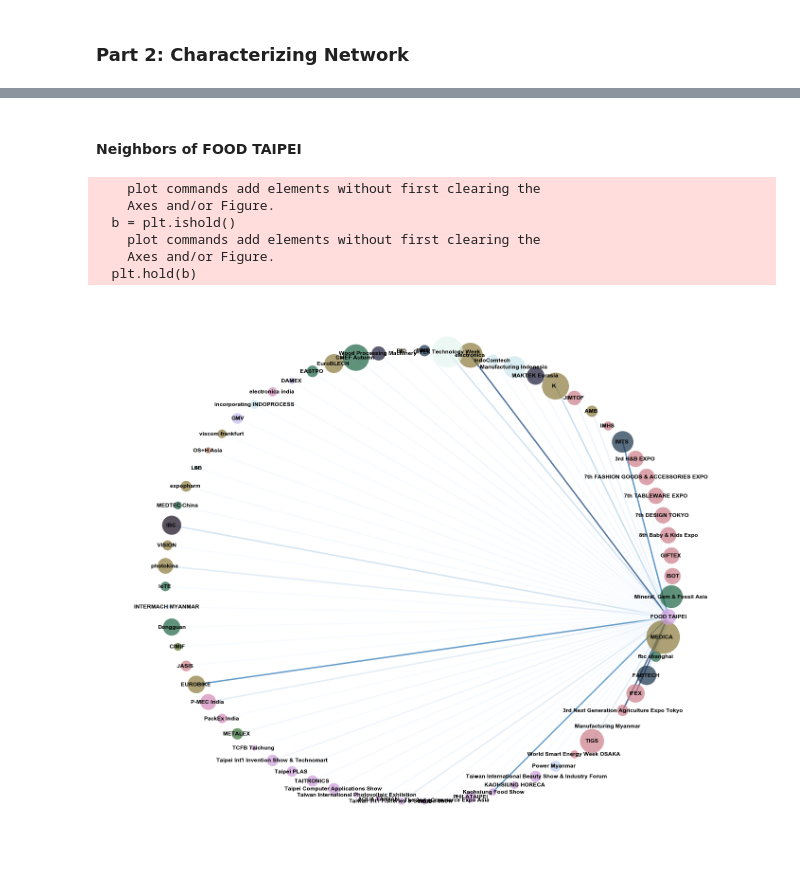
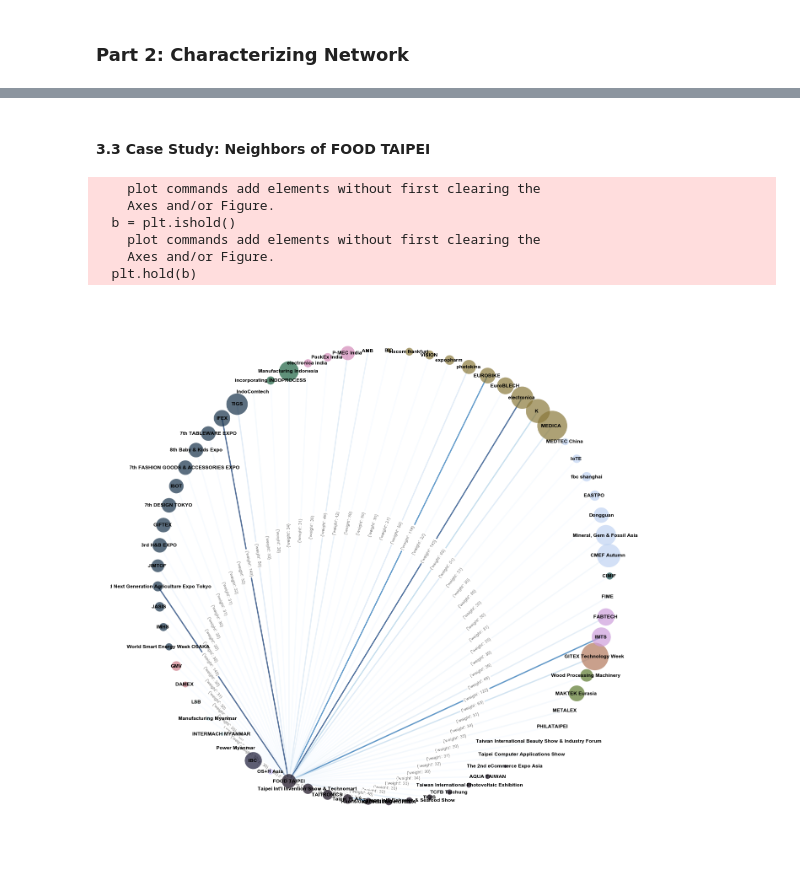
Before and after one commit to lincht/TradeModel, a Jupyter notebook: analysis/tradeshow_network.ipynb, the cells around one changed output, grey strips where cells are left out. Saved outputs shown, nothing was run; the diff lists cells and outputs as text; code cells hidden in the pictures.

```diff
--- a/analysis/tradeshow_network.ipynb
+++ b/analysis/tradeshow_network.ipynb
@@ -75,6 +75,7 @@ def generalized_degree_centrality(G, alpha=0.5):
 # %%
 import re
 import matplotlib.pyplot as plt
+import seaborn as sns
 
 # Trade show data
 shows = pd.read_excel(path + 'Jetro_Expo_List0119.xls', index_col=0,
@@ -96,11 +97,11 @@ shows_16 = shows[shows['start_date'].dt.year == 2016]
 
 # Build trade show metadata
 ds = nx.degree(G)
-gdcs = generalized_degree_centrality(G, alpha=0.2)
+gdcs = generalized_degree_centrality(G, alpha=0.5)
 for n, d in G.nodes(data=True):
     if n in shows_16.index:
         row = shows_16.loc[n]
-        d.update({
+        G.node[n].update({
             'name': row['show'],
             'start': row['start_date'],
             'end': row['end_date'],
@@ -169,46 +231,59 @@ pd.concat([top_df, shows_16], join='inner', axis=1).loc[
 # %% [markdown]
-#### Neighbors of FOOD TAIPEI
+#### 3.3 Case Study: Neighbors of FOOD TAIPEI
 # %%
-import seaborn as sns
 import numpy as np
-import math
 
-G_food = G.subgraph({1493} | set(G.neighbors(1493)))
+food = {1493} | set(G.neighbors(1493))
+food = pd.DataFrame(
+    list(zip(*[(n, d['ctry'], d['n_com']) for n, d in G.nodes(data=True) if n in food]))
+).T.rename(columns={0: 'show_id', 1: 'ctry', 2: 'n_com'}).sort_values(
+    ['ctry', 'n_com'], ascending=[True, False])['show_id']
+G_food = G.subgraph(list(food))
 
-clrs = sns.color_palette('cubehelix', 16)
+clrs = sns.color_palette('cubehelix', 16)[-1::-1]
 clrs = [(int(255*x), int(255*y), int(255*z)) for x, y, z in clrs]
 clr_map = dict(zip(set([d['ctry'] for n, d in G_food.nodes(data=True)]),
                    map(lambda x: '#%02x%02x%02x' % x, clrs)))
 
-n_com_median = np.nanmedian(np.array([d['n_com'] for n, d in G_food.nodes(data=True)]))
+# n_com_median = np.nanmedian(np.array([d['n_com'] for n, d in G_food.nodes(data=True)]))
 labels = {n: re.sub('2016|2017', '', re.search(r'\(([^\(\)]*)\)', d['name']).group(1))
           if re.search(r'\(([^\(\)]*)\)', d['name'])
           else re.sub(r'-[A-Z]{1}[^A-Z]{1}.*|- [A-Z]{1}.*', '', re.sub('2016|2017', '', d['name']))
           for n, d in G_food.nodes(data=True)}
 
-plt.figure(figsize=(18, 16))
+plt.figure(figsize=(18, 18))
+pos = nx.circular_layout(G_food)
 nx.draw_circular(G_food,
                  arrows=False,
                  with_labels=True,
                  edgelist=[(n1, n2) for n1, n2, d in G_food.edges(data=True) if n1 == 1493 or n2 == 1493],
-                 node_size=[d['n_com'] if not math.isnan(d['n_com']) else n_com_median for n, d in G_food.nodes(data=True)],
+                 node_size=[d['n_com'] for n, d in G_food.nodes(data=True)],
                  node_color=list(pd.Series([d['ctry'] for n, d in G_food.nodes(data=True)]).map(clr_map)),
-                 alpha=0.7,
+                 alpha=.7,
                  width=3,
                  edge_color=[d['weight'] for n1, n2, d in G_food.edges(data=True) if n1 == 1493 or n2 == 1493],
                  edge_cmap=plt.get_cmap('Blues'),
                  labels=labels,
                  font_size=12,
                  font_color='black',
                  font_weight='bold',
                  )
+nx.draw_networkx_edge_labels(
+    G_food,
+    pos=pos,
+    alpha=.5,
+    edge_labels={(n1, n2): d for n1, n2, d in G_food.edges(data=True) if n1 == 1493 or n2 == 1493},
+    label_pos=.4,
+    font_size=10,
+    font_color='grey'
+)
 plt.savefig('food_neighbors.jpg', dpi=300)
 plt.show()
 # %% [output]
     plot commands add elements without first clearing the
     Axes and/or Figure.
   b = plt.ishold()
     plot commands add elements without first clearing the
     Axes and/or Figure.
   plt.hold(b)
-[figure, old version]
+[figure, new version]
```
Also changed, not shown: parts of 15 cells of this notebook.
